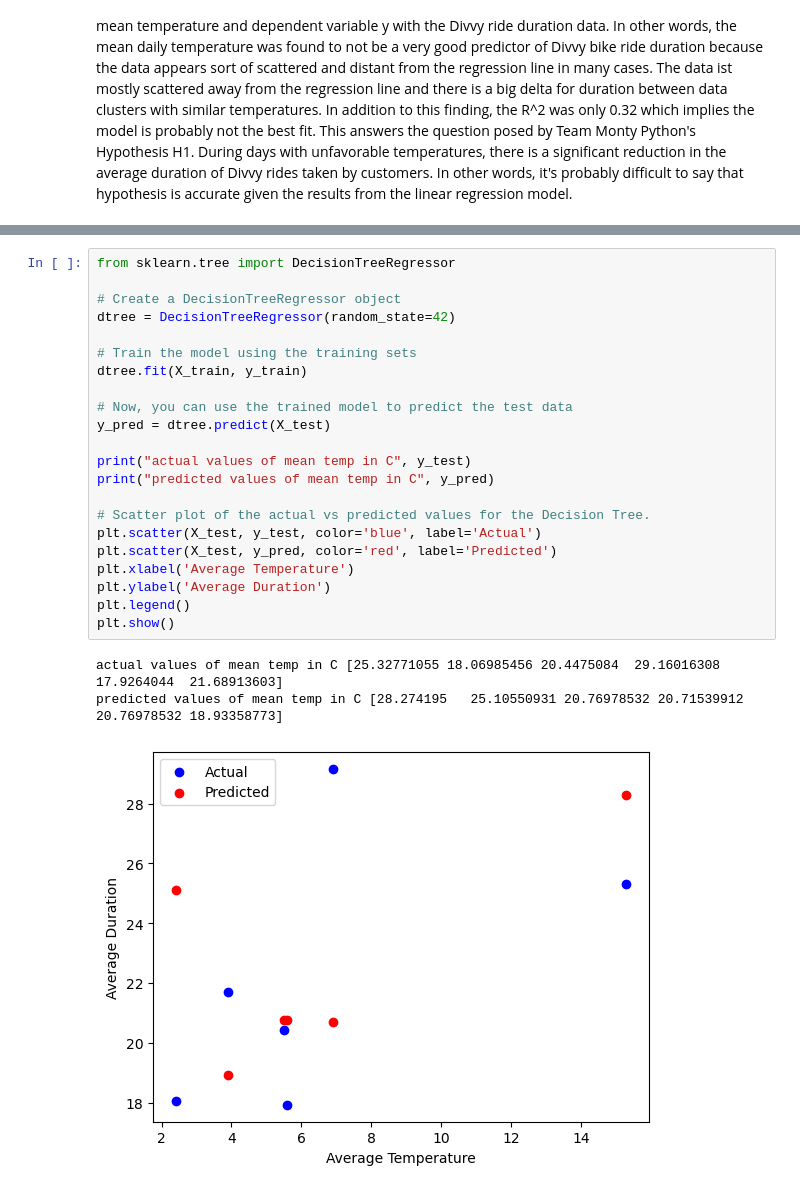
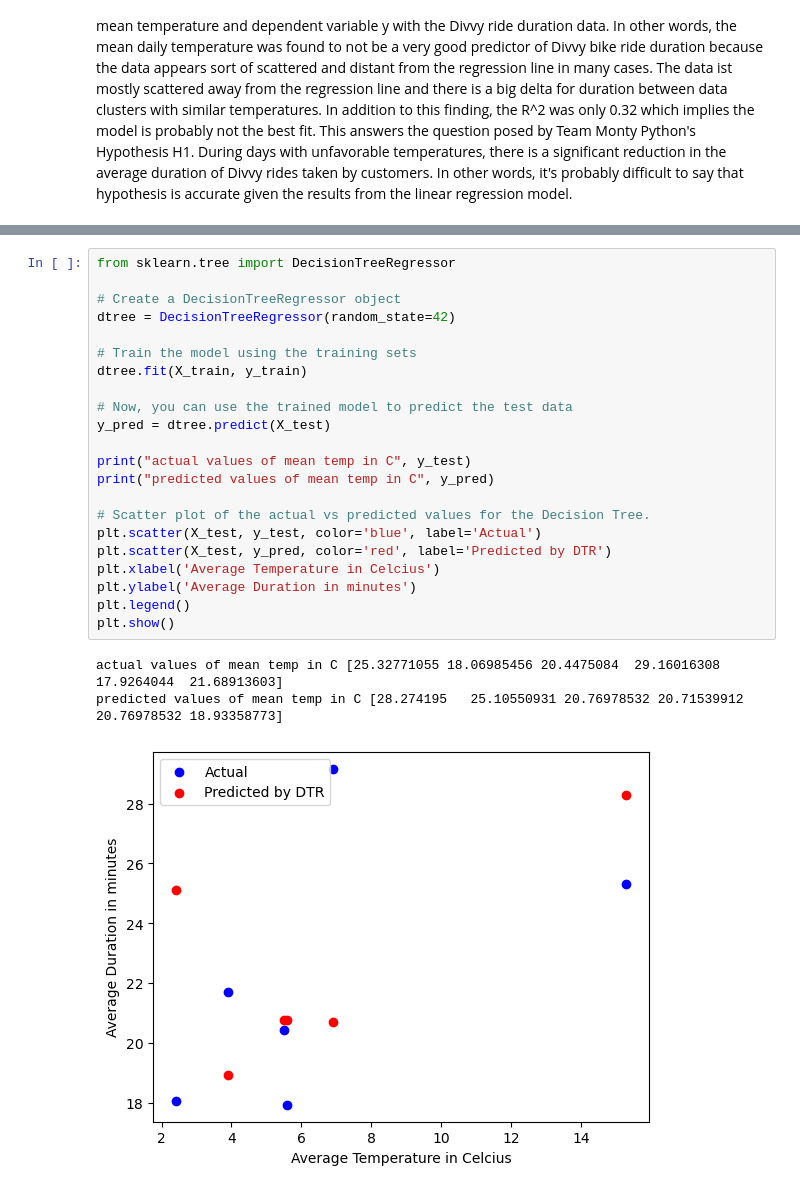
Before and after one commit to dm-bit1/class-project-monty-python, a Jupyter notebook: machineLearning.ipynb, the cells around one changed output, grey strips where cells are left out. Drawn from its saved outputs; the diff is of its cells as text.

```diff
--- a/machineLearning.ipynb
+++ b/machineLearning.ipynb
@@ -151,27 +152,27 @@ The SVR also tells us there is not a very strong correlation between mean Divvy
 # %%
 from sklearn.tree import DecisionTreeRegressor
 
 # Create a DecisionTreeRegressor object
 dtree = DecisionTreeRegressor(random_state=42)
 
 # Train the model using the training sets
 dtree.fit(X_train, y_train)
 
 # Now, you can use the trained model to predict the test data
 y_pred = dtree.predict(X_test)
 
 print("actual values of mean temp in C", y_test)
 print("predicted values of mean temp in C", y_pred)
 
 # Scatter plot of the actual vs predicted values for the Decision Tree.
 plt.scatter(X_test, y_test, color='blue', label='Actual')
-plt.scatter(X_test, y_pred, color='red', label='Predicted')
-plt.xlabel('Average Temperature')
-plt.ylabel('Average Duration')
+plt.scatter(X_test, y_pred, color='red', label='Predicted by DTR')
+plt.xlabel('Average Temperature in Celcius')
+plt.ylabel('Average Duration in minutes')
 plt.legend()
 plt.show()
 # %% [output]
 actual values of mean temp in C [25.32771055 18.06985456 20.4475084  29.16016308 17.9264044  21.68913603]
 predicted values of mean temp in C [28.274195   25.10550931 20.76978532 20.71539912 20.76978532 18.93358773]
-[figure, old version]
+[figure, new version]
 # %% [markdown]
```
Also changed, not shown: parts of 7 cells of this notebook.
